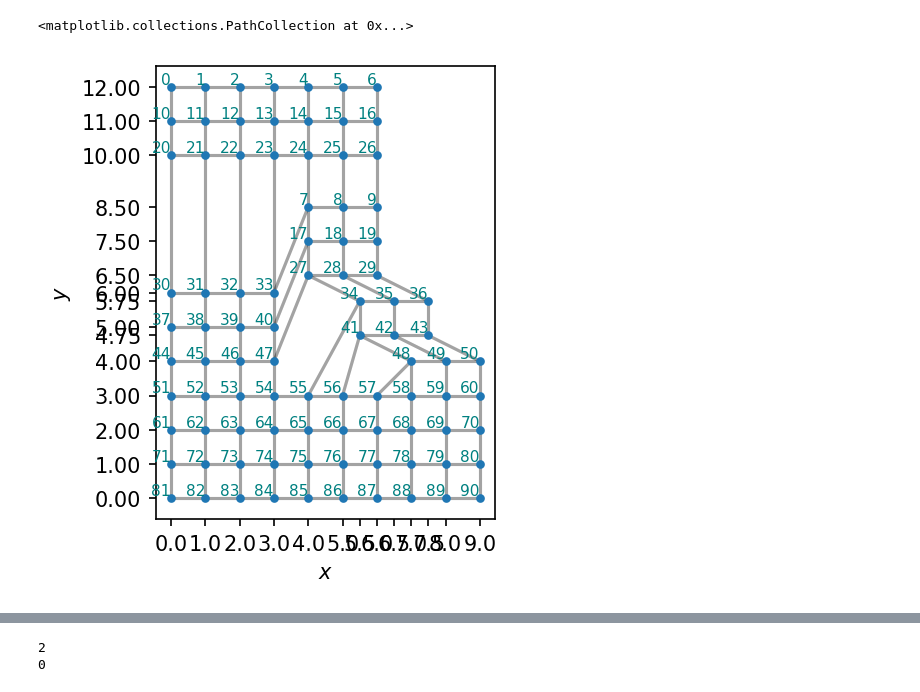
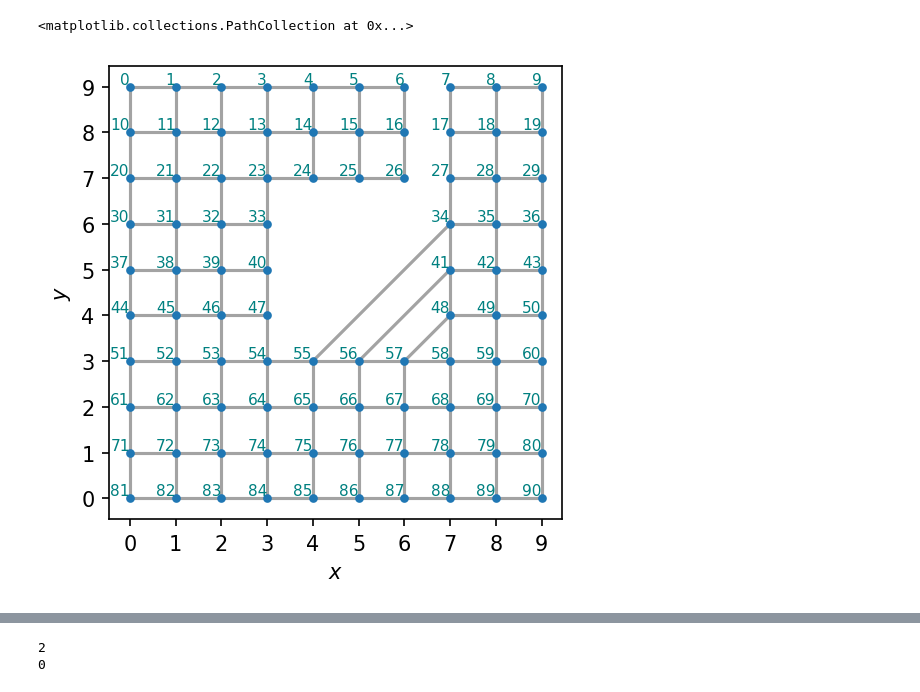
Before and after one commit to isschoch/chiral-p-wave-on-buckyball-geometry, a Jupyter notebook: disclination_dipole_elegant.ipynb, the cells around one changed output, grey strips where cells are left out. Saved outputs shown, nothing was run; the diff lists cells and outputs as text; code cells hidden in the pictures.

```diff
--- a/disclination_dipole_elegant.ipynb
+++ b/disclination_dipole_elegant.ipynb
@@ -10,27 +10,27 @@ plt.rcParams["savefig.dpi"] = 150
 # %%
 N = 10
 lattice = SquareLattice(N, BC="open")
 N_hole = 2
 middle_sites = [(N-N_hole)//2 * N + (N-N_hole)//2 + i*N + j for i in range(-1, N_hole) for j in range(N_hole+1)]
 lattice.remove_sites(middle_sites)
 
 lattice.remove_bonds([(6, 7), (16, 17), (26, 27)])
 
 lattice.glue_bond([57, 56, 55], [48, 41, 34], (0, 2), codim=1)
-lattice.glue_bond([47, 40, 33], [27, 17, 7], (1, 3), codim=1)
-lattice.glue_bond([24, 25, 26], [7, 8, 9], (2, 0), codim=1)
+# lattice.glue_bond([47, 40, 33], [27, 17, 7], (1, 3), codim=1)
+# lattice.glue_bond([24, 25, 26], [7, 8, 9], (2, 0), codim=1)
 
-lattice.move_sites([i*N +j for i in range(N//3) for j in range(2*N//3 + 1)], (0.0, +3.0))
-lattice.move_sites([7, 8, 9, 17, 18, 19, 27, 28, 29], (-3.0, -0.5))
-lattice.move_sites([34, 35, 36, 41, 42, 43], (-1.5, -0.25))
+# lattice.move_sites([i*N +j for i in range(N//3) for j in range(2*N//3 + 1)], (0.0, +3.0))
+# lattice.move_sites([7, 8, 9, 17, 18, 19, 27, 28, 29], (-3.0, -0.5))
+# lattice.move_sites([34, 35, 36, 41, 42, 43], (-1.5, -0.25))
 
 num_sites = lattice.get_num_sites()
 lattice_sites = lattice.get_sites()
 
 lattice.plot(True)
 # %% [output]
 <matplotlib.collections.PathCollection at 0x...>
-[figure, old version]
+[figure, new version]
 # %%
 mu = 1.0
 delta = complex(1.0, 0.0)
```
Also changed, not shown: parts of 2 cells of this notebook, 5 other files.
